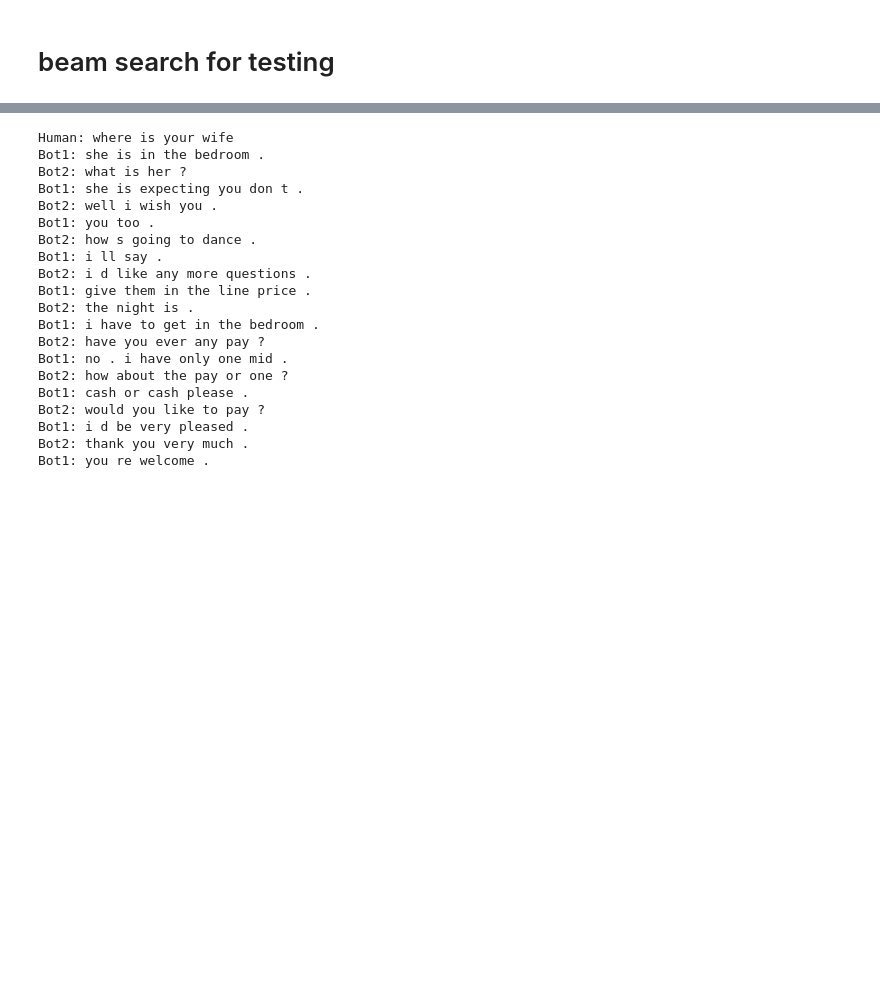
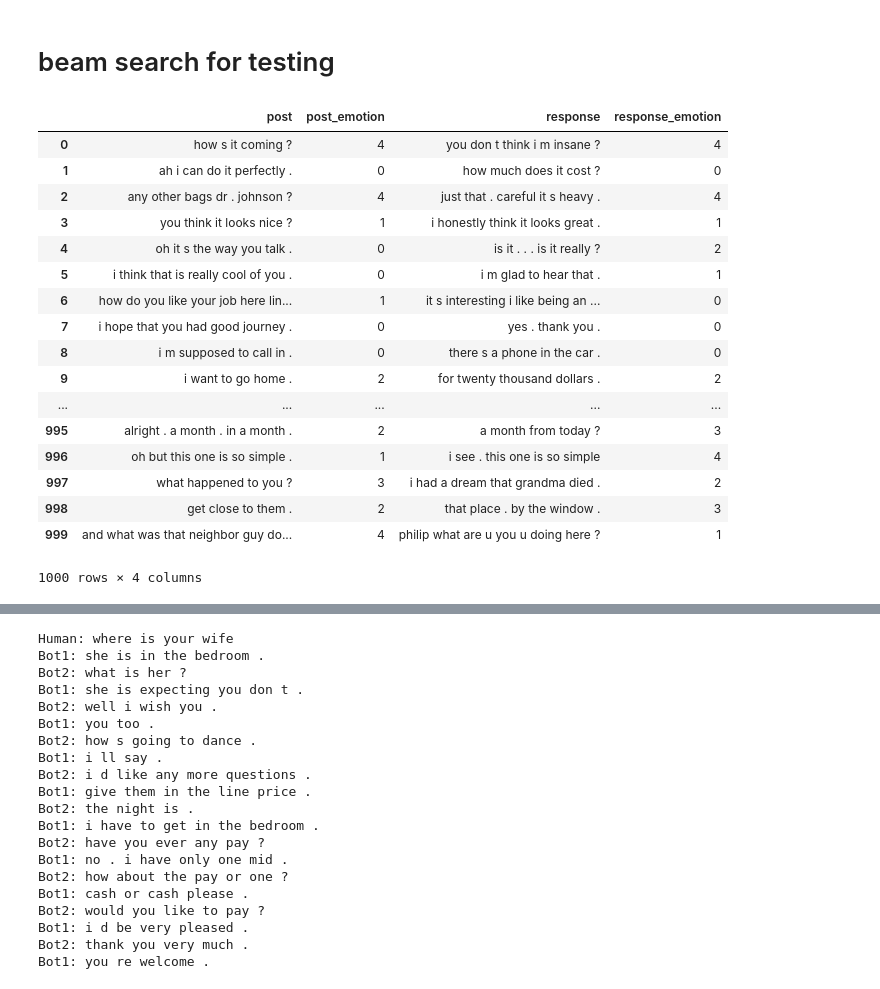
Before and after one commit to bofei5675/ECM_NLU, a Jupyter notebook: Baseline/RL-Bot.ipynb, the cells around one changed output, grey strips where cells are left out. Cells and saved outputs as stored; diff of their text form; code cells hidden in the pictures; blank space fills up the shorter version.

```diff
--- a/Baseline/RL-Bot.ipynb
+++ b/Baseline/RL-Bot.ipynb
@@ -213,3 +214,36 @@ def get_response(num_emotions,sentence,searcher,voc):
         else:
             output_words.append(each)
     return ' '.join(output_words)
+# %%
+with open('jupyter/processed_train_large.pickle','rb') as f:
+    pairs = pickle.load(f)
+    pairs_emotion = pickle.load(f)
+    #voc = pickle.load(f)
+# %%
+test_pairs = pairs[-1000:]
+test_pairs_emotion = pairs_emotion[-1000:]
+# %%
+original = []
+for sentence,emotions in zip(test_pairs,test_pairs_emotion):
+    original.append((sentence[0],emotions[0],sentence[1],emotions[1]))
+# %%
+pd.DataFrame(original,columns=['post','post_emotion','response','response_emotion'])
+# %% [output]
+|  | post | post_emotion | response | response_emotion |
+| 0 | how s it coming ? | 4 | you don t think i m insane ? | 4 |
+| 1 | ah i can do it perfectly . | 0 | how much does it cost ? | 0 |
+| 2 | any other bags dr . johnson ? | 4 | just that . careful it s heavy . | 4 |
+| 3 | you think it looks nice ? | 1 | i honestly think it looks great . | 1 |
+| 4 | oh it s the way you talk . | 0 | is it . . . is it really ? | 2 |
+| 5 | i think that is really cool of you . | 0 | i m glad to hear that . | 1 |
+| 6 | how do you like your job here lin... | 1 | it s interesting i like being an ... | 0 |
+| 7 | i hope that you had good journey . | 0 | yes . thank you . | 0 |
+| 8 | i m supposed to call in . | 0 | there s a phone in the car . | 0 |
+| 9 | i want to go home . | 2 | for twenty thousand dollars . | 2 |
+| ... | ... | ... | ... | ... |
+| 995 | alright . a month . in a month . | 2 | a month from today ? | 3 |
+| 996 | oh but this one is so simple . | 1 | i see . this one is so simple | 4 |
+| 997 | what happened to you ? | 3 | i had a dream that grandma died . | 2 |
+| 998 | get close to them . | 2 | that place . by the window . | 3 |
+| 999 | and what was that neighbor guy do... | 4 | philip what are u you u doing here ? | 1 |
+1000 rows × 4 columns
```
Also changed, not shown: parts of 8 cells of this notebook, 14 other files.
